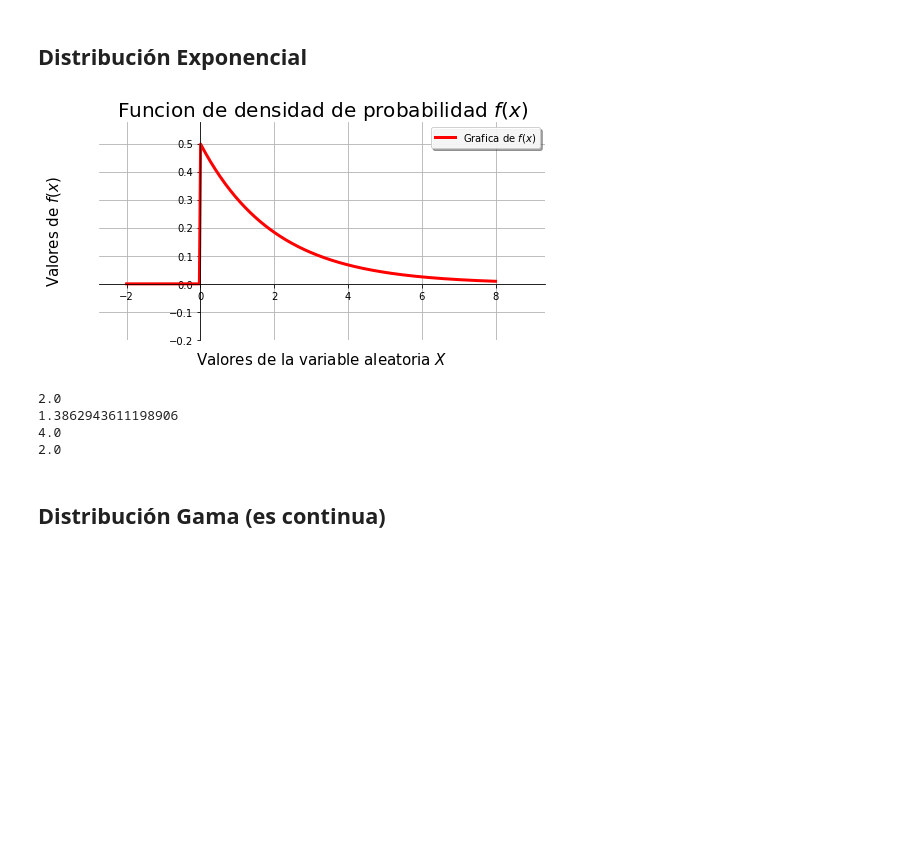
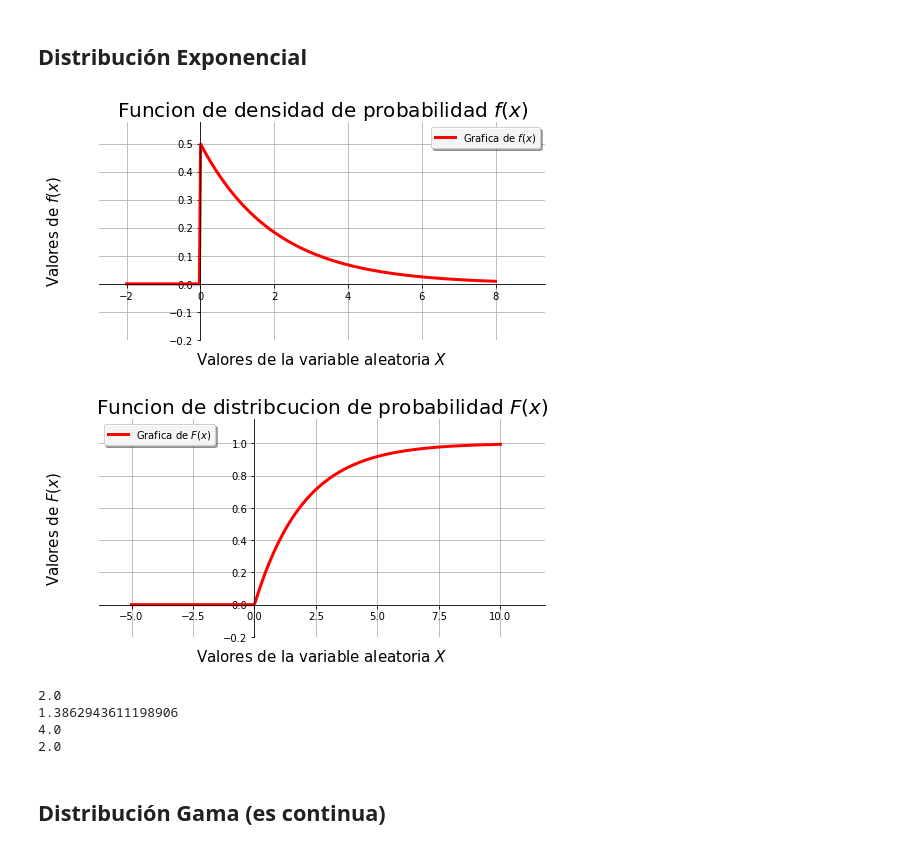
Before and after one commit to rafneta/IntroduccionProbabilidad, a Jupyter notebook: Probabilidad.ipynb, the cells around one changed output. Cells and saved outputs as stored; diff of their text form; code cells hidden in the pictures; blank space fills up the shorter version.

```diff
--- a/Probabilidad.ipynb
+++ b/Probabilidad.ipynb
@@ -514,17 +523,20 @@ print(vcuniforme.std())
 # %%
 # Ya se ha importando scipy.stats
 #loc=0, scale=1/lambda
 #para lambda=1/2
 vcexponencial = stats.expon(scale=2)
 f = vcexponencial.pdf
+F = vcexponencial.cdf
 gfdvac((-2,8),f) #de acuerdo a como se programo
-#gFdfvac((-5,10),f)
+gFdvac((-5,10),F)
+#gFdfvac((-1,3), f)
 print(vcexponencial.mean())
 print(vcexponencial.median())
 print(vcexponencial.var())
 print(vcexponencial.std())
 # %% [output]
 [figure]
+[figure, added]
 2.0
 1.3862943611198906
 4.0
```
Also changed, not shown: parts of 11 cells of this notebook, 7 other files.
